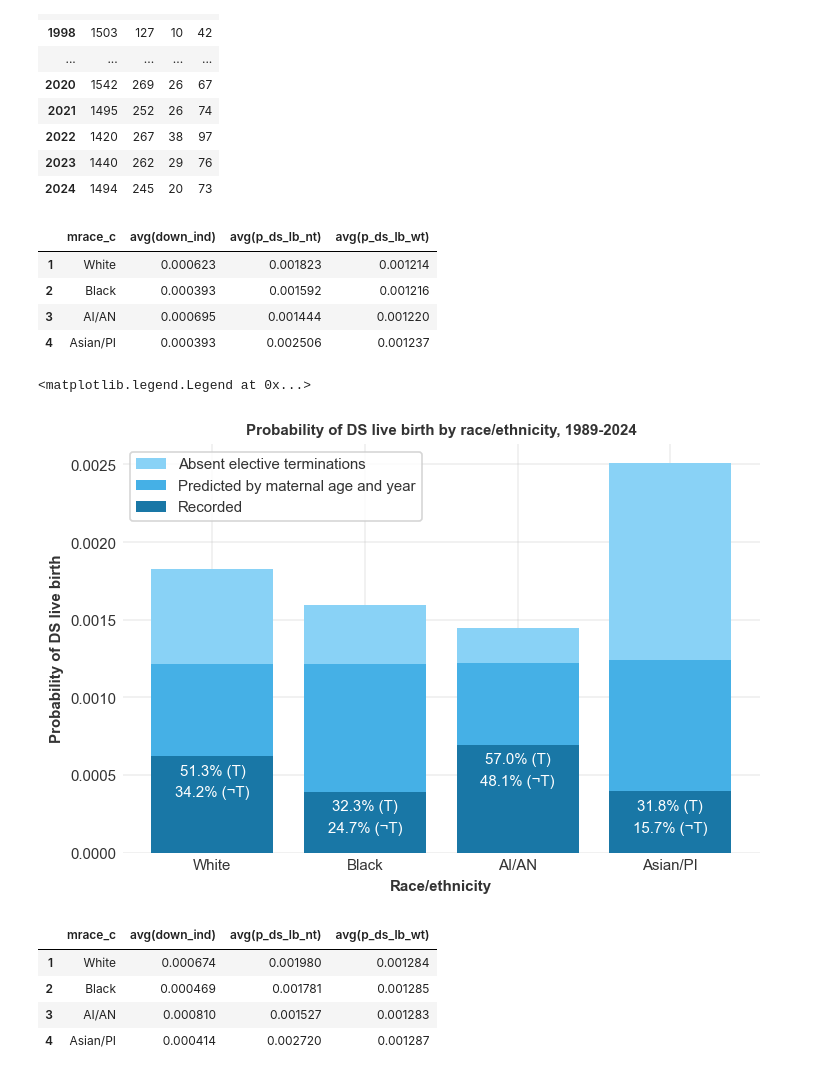
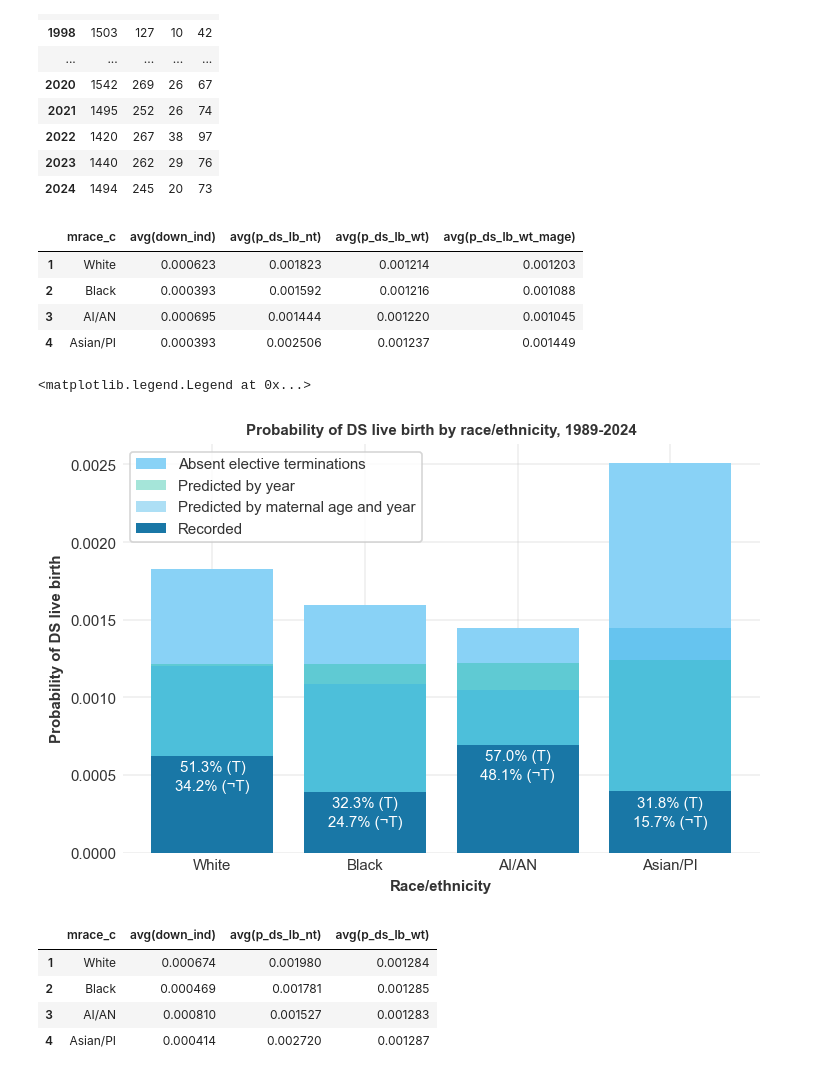
Before and after one commit to frankbuckley/ds-births-populations, a Jupyter notebook: projects/us-birth-certificates/notes-race-ethnicity.ipynb, the cells around one changed output. Saved outputs shown, nothing was run; the diff lists cells and outputs as text; code cells hidden in the pictures.

```diff
--- a/projects/us-birth-certificates/notes-race-ethnicity.ipynb
+++ b/projects/us-birth-certificates/notes-race-ethnicity.ipynb
@@ -168,7 +168,8 @@ mrace_c_totals_df = (
         mrace_c,
         AVG(down_ind),
         AVG(p_ds_lb_nt),
-        AVG(p_ds_lb_wt)
+        AVG(p_ds_lb_wt),
+        AVG(p_ds_lb_wt_mage)
         FROM us_births
         GROUP BY mrace_c;
         """
@@ -181,11 +182,11 @@ mrace_c_totals_df["mrace_c"] = mrace_c_totals_df["mrace_c"].map(
 )
 mrace_c_totals_df
 # %% [output]
-|  | mrace_c | avg(down_ind) | avg(p_ds_lb_nt) | avg(p_ds_lb_wt) |
-| 1 | White | 0.000623 | 0.001823 | 0.001214 |
-| 2 | Black | 0.000393 | 0.001592 | 0.001216 |
-| 3 | AI/AN | 0.000695 | 0.001444 | 0.001220 |
-| 4 | Asian/PI | 0.000393 | 0.002506 | 0.001237 |
+|  | mrace_c | avg(down_ind) | avg(p_ds_lb_nt) | avg(p_ds_lb_wt) | avg(p_ds_lb_wt_mage) |
+| 1 | White | 0.000623 | 0.001823 | 0.001214 | 0.001203 |
+| 2 | Black | 0.000393 | 0.001592 | 0.001216 | 0.001088 |
+| 3 | AI/AN | 0.000695 | 0.001444 | 0.001220 | 0.001045 |
+| 4 | Asian/PI | 0.000393 | 0.002506 | 0.001237 | 0.001449 |
 # %%
 plt.figure(figsize=(6, 4))
 plt.title("Probability of DS live birth by race/ethnicity, 1989-2024")
@@ -200,37 +201,43 @@ plt.bar(
 plt.bar(
     mrace_c_totals_df["mrace_c"],
     mrace_c_totals_df["avg(p_ds_lb_wt)"],
-    color="#45b0e6",
+    color="#20c0a066",
+    label="Predicted by year",
+)
+plt.bar(
+    mrace_c_totals_df["mrace_c"],
+    mrace_c_totals_df["avg(p_ds_lb_wt_mage)"],
+    color="#33b0e666",
     label="Predicted by maternal age and year",
 )
 plt.bar(
     mrace_c_totals_df["mrace_c"],
     mrace_c_totals_df["avg(down_ind)"],
     color="#1977a6",
     label="Recorded",
 )
 for i, row in mrace_c_totals_df.iterrows():
     plt.text(
         i - 1,
         row["avg(down_ind)"] - 0.00024,
         f"{(row['avg(down_ind)'] / row['avg(p_ds_lb_nt)'] * 100):.1f}% (¬T)",
         ha="center",
         va="bottom",
         color="white",
     )
 for i, row in mrace_c_totals_df.iterrows():
     plt.text(
         i - 1,
         row["avg(down_ind)"] - 0.00012,
         f"{(row['avg(down_ind)'] / row['avg(p_ds_lb_wt)'] * 100):.1f}% (T)",
         ha="center",
         va="bottom",
         color="white",
     )
 plt.legend()
 # %% [output]
 <matplotlib.legend.Legend at 0x...>
-[figure, old version]
+[figure, new version]
 # %%
 mrace_c_totals_2004_df = (
     con.execute(
```
Also changed, not shown: parts of 1 cell of this notebook, 4 other files.
